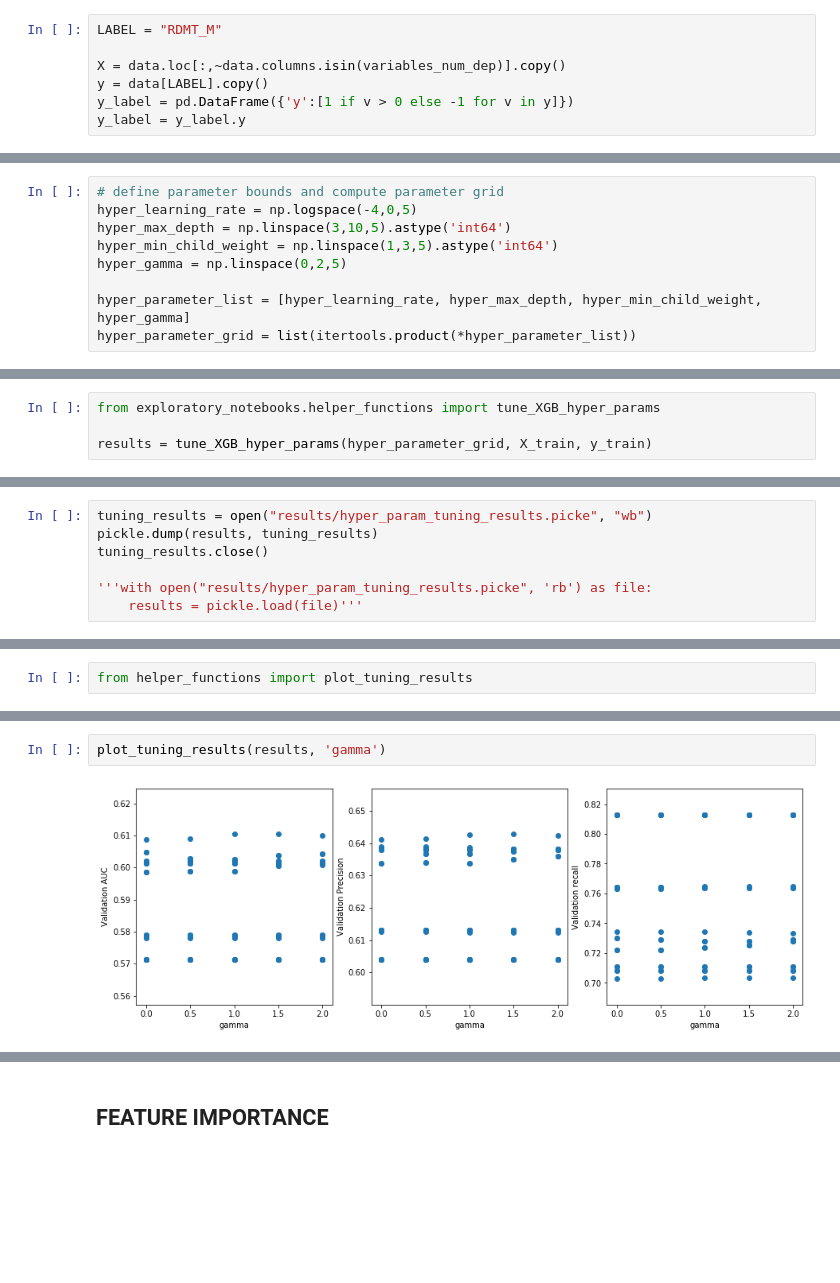
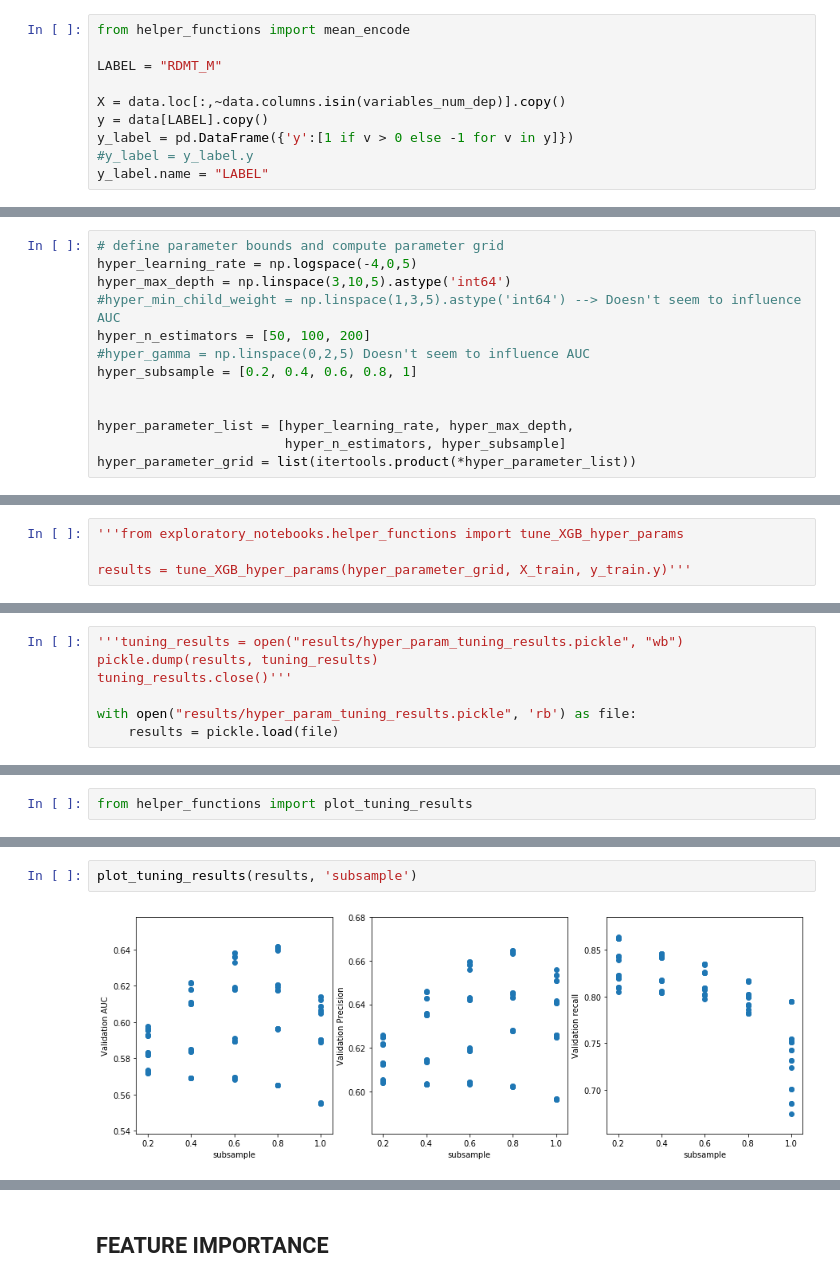
Before and after one commit to FranciscoRZ/WordImpactForecasting, a Jupyter notebook: exploratory_notebooks/model_training.ipynb, the cells around one changed output, grey strips where cells are left out. Cells and saved outputs as stored; diff of their text form; blank space fills up the shorter version.

```diff
--- a/exploratory_notebooks/model_training.ipynb
+++ b/exploratory_notebooks/model_training.ipynb
@@ -160,10 +151,13 @@ data.shape
 # %%
+from helper_functions import mean_encode
+
 LABEL = "RDMT_M"
 
 X = data.loc[:,~data.columns.isin(variables_num_dep)].copy()
 y = data[LABEL].copy()
 y_label = pd.DataFrame({'y':[1 if v > 0 else -1 for v in y]})
-y_label = y_label.y
+#y_label = y_label.y
+y_label.name = "LABEL"
 # %%
 # define folds for cross validation
 X_train, X_test, y_train, y_test = train_test_split(X, y_label, test_size=0.2, random_state=42)
@@ -194,10 +192,14 @@ X_train
 # define parameter bounds and compute parameter grid
 hyper_learning_rate = np.logspace(-4,0,5)
 hyper_max_depth = np.linspace(3,10,5).astype('int64')
-hyper_min_child_weight = np.linspace(1,3,5).astype('int64')
-hyper_gamma = np.linspace(0,2,5)
+#hyper_min_child_weight = np.linspace(1,3,5).astype('int64') --> Doesn't seem to influence AUC
+hyper_n_estimators = [50, 100, 200]
+#hyper_gamma = np.linspace(0,2,5) Doesn't seem to influence AUC
+hyper_subsample = [0.2, 0.4, 0.6, 0.8, 1]
 
-hyper_parameter_list = [hyper_learning_rate, hyper_max_depth, hyper_min_child_weight, hyper_gamma]
+
+hyper_parameter_list = [hyper_learning_rate, hyper_max_depth,
+                        hyper_n_estimators, hyper_subsample]
 hyper_parameter_grid = list(itertools.product(*hyper_parameter_list))
 # %%
 len(hyper_parameter_grid)
@@ -206,4 +208,4 @@ len(hyper_parameter_grid)
 # %%
-from exploratory_notebooks.helper_functions import tune_XGB_hyper_params
+'''from exploratory_notebooks.helper_functions import tune_XGB_hyper_params
 
-results = tune_XGB_hyper_params(hyper_parameter_grid, X_train, y_train)
+results = tune_XGB_hyper_params(hyper_parameter_grid, X_train, y_train.y)'''
@@ -212,9 +216,9 @@ results = tune_XGB_hyper_params(hyper_parameter_grid, X_train, y_train)
 # GET RESULTS FROM CACHE
 # ############################
 # %%
-tuning_results = open("results/hyper_param_tuning_results.picke", "wb")
+'''tuning_results = open("results/hyper_param_tuning_results.pickle", "wb")
 pickle.dump(results, tuning_results)
-tuning_results.close()
+tuning_results.close()'''
 
-'''with open("results/hyper_param_tuning_results.picke", 'rb') as file:
-    results = pickle.load(file)'''
+with open("results/hyper_param_tuning_results.pickle", 'rb') as file:
+    results = pickle.load(file)
@@ -237,7 +239,7 @@ plot_tuning_results(results, 'min_child_weight')
 # %%
-plot_tuning_results(results, 'gamma')
+plot_tuning_results(results, 'subsample')
 # %% [output]
-[figure, old version]
+[figure, new version]
 # %%
 # Get "best" model as defined by L2 norm of computed metrics
 #score_norms = [np.sqrt(pow(x['metriques']['auc'],2) + pow(x['metriques']['precision'],2) + pow(x['metriques']['recall'],2)) for x in results]
```
Also changed, not shown: parts of 89 cells of this notebook, 1 other file.
